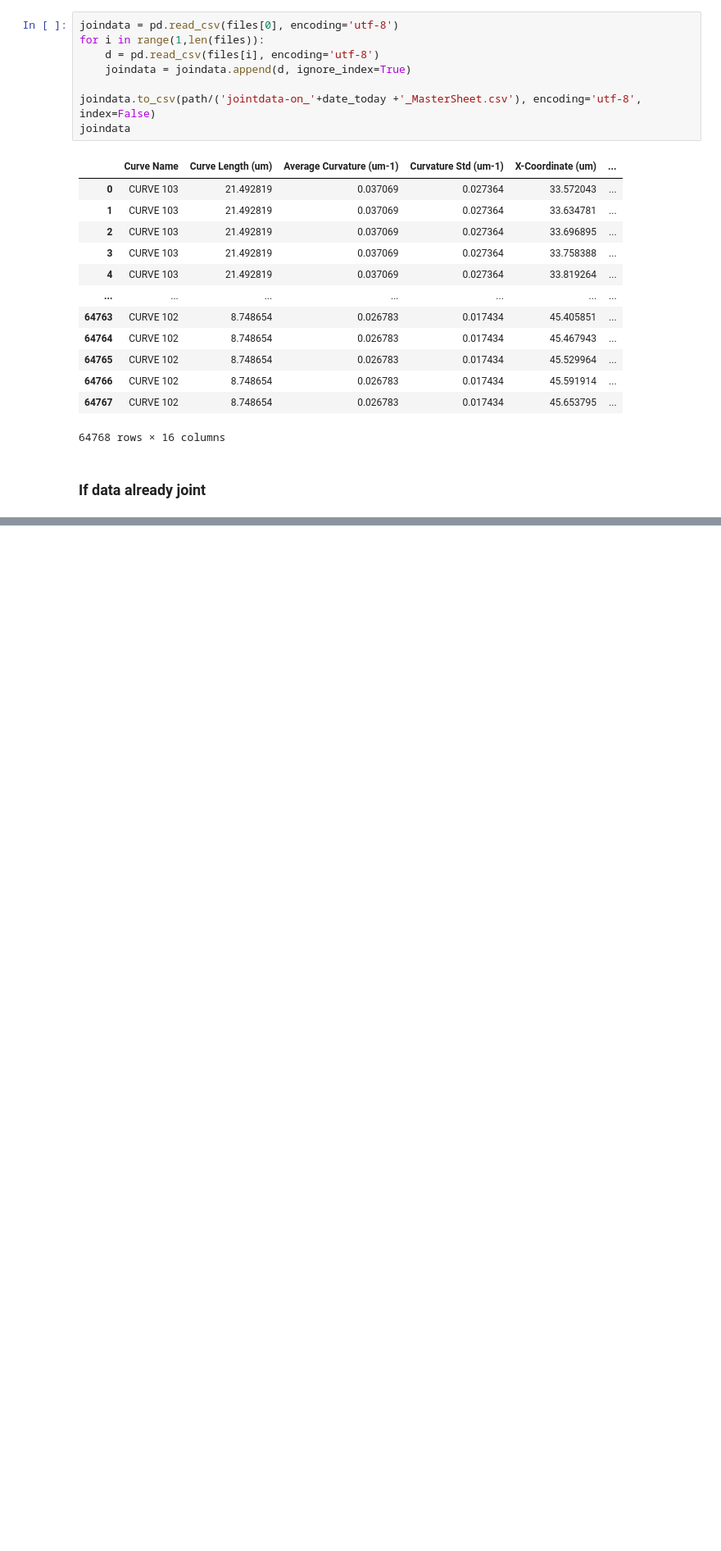
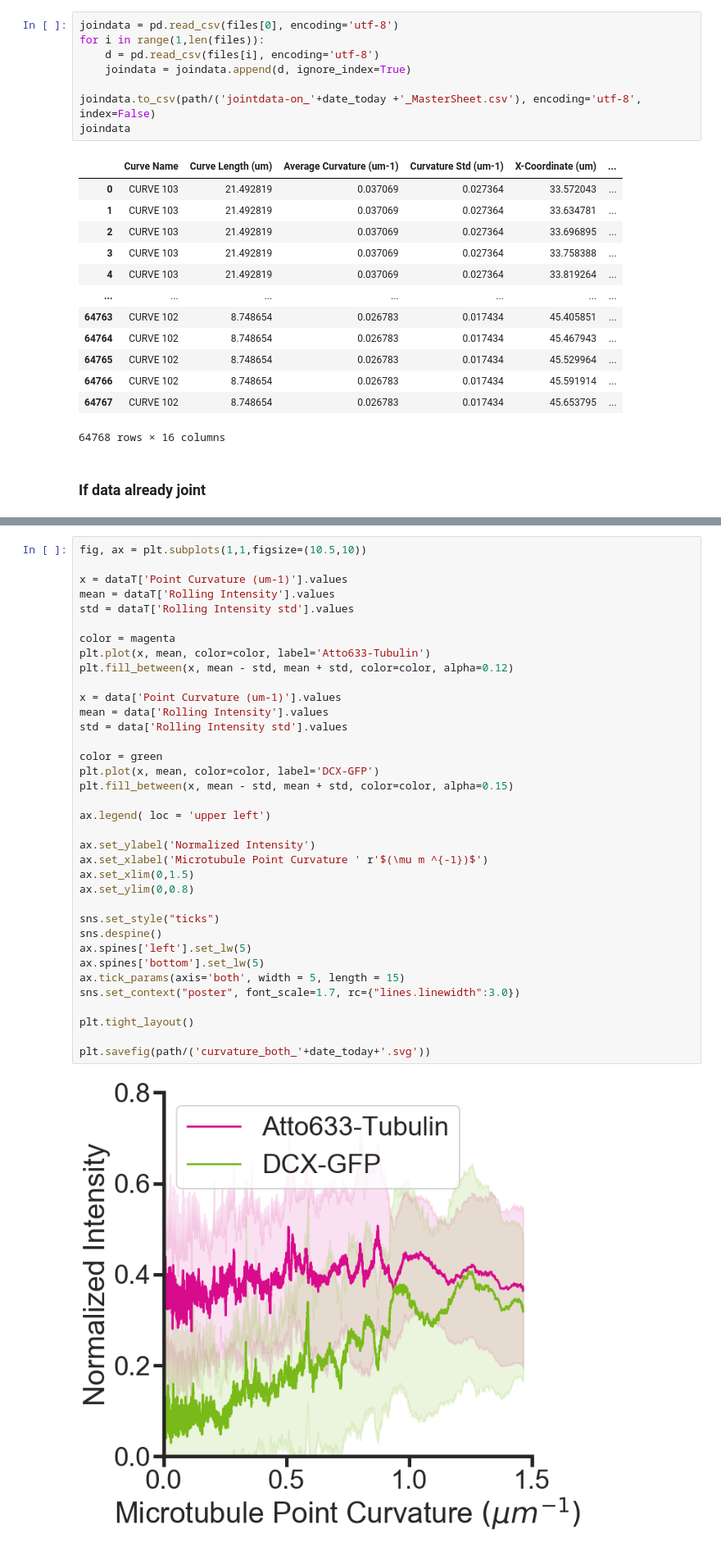
Before and after one commit to sofiacruzt/sofia-brouhardlab, a Jupyter notebook: curvature_taxol/curvature.ipynb, the cells around one changed output, grey strips where cells are left out. Shown at 82% size. Cells and saved outputs as stored; diff of their text form; blank space fills up the shorter version.

```diff
--- a/curvature_taxol/curvature.ipynb
+++ b/curvature_taxol/curvature.ipynb
@@ -243 +379,39 @@ plt.savefig(path/('curvature_'+date_today+'.svg'))
+# %%
+fig, ax = plt.subplots(1,1,figsize=(10.5,10))
+
+x = dataT['Point Curvature (um-1)'].values
+mean = dataT['Rolling Intensity'].values
+std = dataT['Rolling Intensity std'].values
+
+color = magenta
+plt.plot(x, mean, color=color, label='Atto633-Tubulin')
+plt.fill_between(x, mean - std, mean + std, color=color, alpha=0.12)
+
+x = data['Point Curvature (um-1)'].values
+mean = data['Rolling Intensity'].values
+std = data['Rolling Intensity std'].values
+
+color = green
+plt.plot(x, mean, color=color, label='DCX-GFP')
+plt.fill_between(x, mean - std, mean + std, color=color, alpha=0.15)
+
+ax.legend( loc = 'upper left')
+
+ax.set_ylabel('Normalized Intensity')
+ax.set_xlabel('Microtubule Point Curvature ' r'$(\mu m ^{-1})$')
+ax.set_xlim(0,1.5)
+ax.set_ylim(0,0.8)
+
+sns.set_style("ticks")
+sns.despine()
+ax.spines['left'].set_lw(5)
+ax.spines['bottom'].set_lw(5)
+ax.tick_params(axis='both', width = 5, length = 15)
+sns.set_context("poster", font_scale=1.7, rc={"lines.linewidth":3.0})
+
+plt.tight_layout()
+
+plt.savefig(path/('curvature_both_'+date_today+'.svg'))
+# %% [output]
+[figure, added]
 # %%
```
Also changed, not shown: parts of 14 cells of this notebook, 1 other file.
